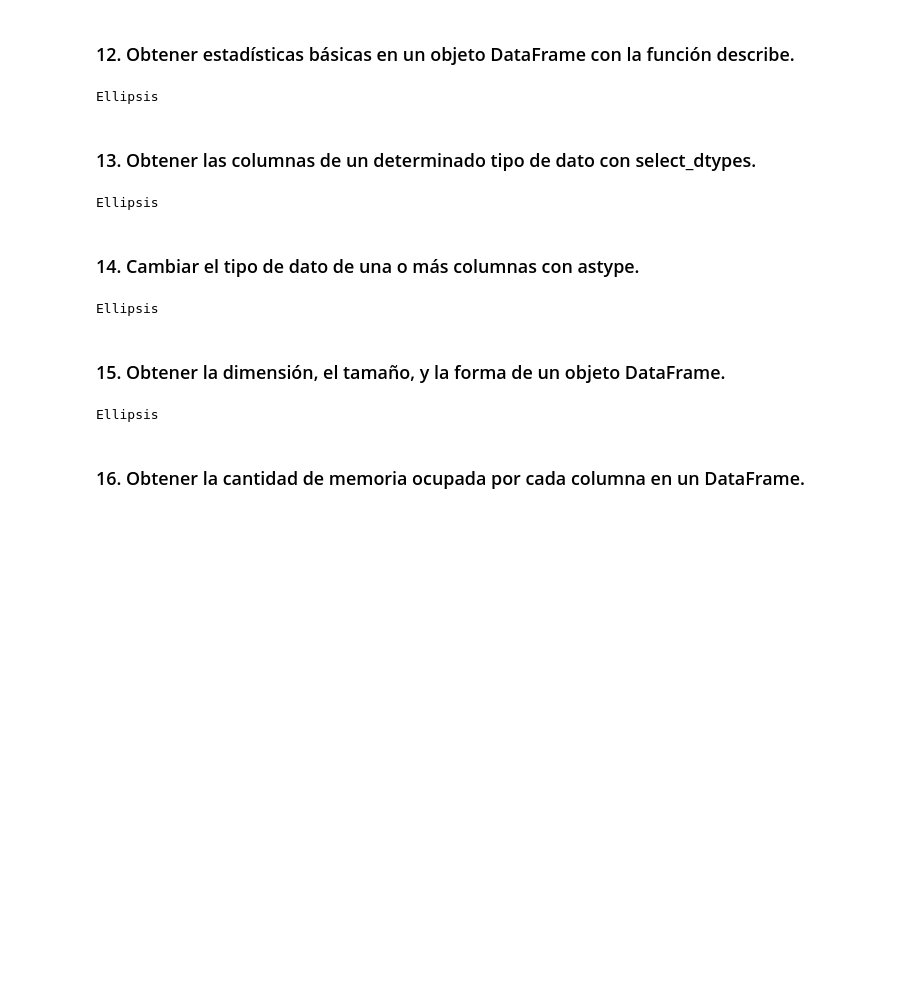
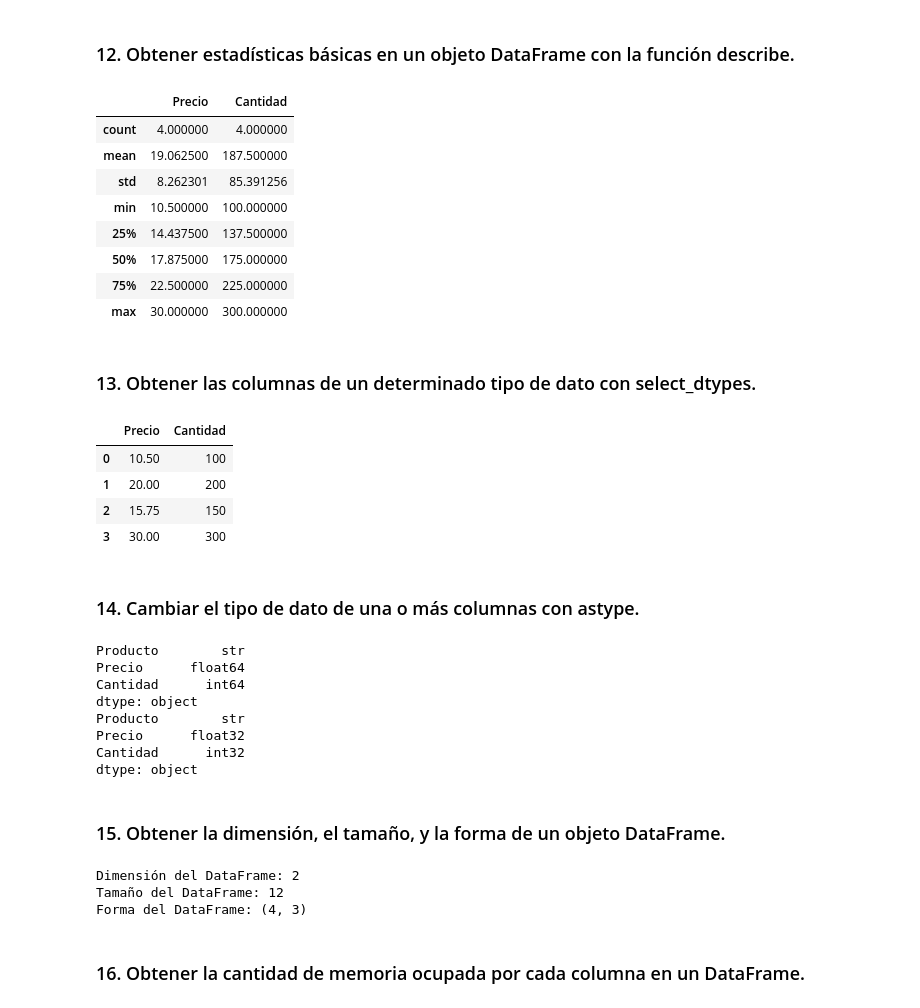
Before and after one commit to Manuel-Avecilla/PIA-MIA, a Jupyter notebook: pandas/Ejercicios_con_Dataframes_Pandas.ipynb, the cells around one changed output. Saved outputs shown, nothing was run; the diff lists cells and outputs as text; code cells hidden in the pictures; blank space fills up the shorter version.

```diff
--- a/pandas/Ejercicios_con_Dataframes.ipynb
+++ b/pandas/Ejercicios_con_Dataframes_Pandas.ipynb
@@ -76,27 +206,77 @@ Ellipsis
 # %% [markdown]
 ### 12. Obtener estadísticas básicas en un objeto DataFrame con la función describe.
 # %%
-...
+df_012 = pd.DataFrame({
+    'Producto': ['A', 'B', 'C', 'D'],
+    'Precio': [10.5, 20.0, 15.75, 30.0],
+    'Cantidad': [100, 200, 150, 300]
+})
+
+df_012.describe()
 # %% [output]
-Ellipsis
+|  | Precio | Cantidad |
+| count | 4.000000 | 4.000000 |
+| mean | 19.062500 | 187.500000 |
+| std | 8.262301 | 85.391256 |
+| min | 10.500000 | 100.000000 |
+| 25% | 14.437500 | 137.500000 |
+| 50% | 17.875000 | 175.000000 |
+| 75% | 22.500000 | 225.000000 |
+| max | 30.000000 | 300.000000 |
 # %% [markdown]
 ### 13. Obtener las columnas de un determinado tipo de dato con select_dtypes.
 # %%
-...
+df_013 = pd.DataFrame({
+    'Producto': ['A', 'B', 'C', 'D'],
+    'Precio': [10.5, 20.0, 15.75, 30.0],
+    'Cantidad': [100, 200, 150, 300]
+})
+
+df_013.select_dtypes(include=['float64', 'int64'])
 # %% [output]
-Ellipsis
+|  | Precio | Cantidad |
+| 0 | 10.50 | 100 |
+| 1 | 20.00 | 200 |
+| 2 | 15.75 | 150 |
+| 3 | 30.00 | 300 |
 # %% [markdown]
 ### 14. Cambiar el tipo de dato de una o más columnas con astype.
 # %%
-...
+df_014 = pd.DataFrame({
+    'Producto': ['A', 'B', 'C', 'D'],
+    'Precio': [10.5, 20.0, 15.75, 30.0],
+    'Cantidad': [100, 200, 150, 300]
+})
+print(df_014.dtypes)
+
+df_014 = df_014.astype({'Precio': 'float32', 'Cantidad': 'int32'})
+
+print(df_014.dtypes)
 # %% [output]
-Ellipsis
+Producto        str
+Precio      float64
+Cantidad      int64
+dtype: object
+Producto        str
+Precio      float32
+Cantidad      int32
+dtype: object
 # %% [markdown]
 ### 15. Obtener la dimensión, el tamaño, y la forma de un objeto DataFrame.
 # %%
-...
+df_015 = pd.DataFrame({
+    'Producto': ['A', 'B', 'C', 'D'],
+    'Precio': [10.5, 20.0, 15.75, 30.0],
+    'Cantidad': [100, 200, 150, 300]
+})
+
+print("Dimensión del DataFrame:", df_015.ndim)
+print("Tamaño del DataFrame:", df_015.size)
+print("Forma del DataFrame:", df_015.shape)
 # %% [output]
-Ellipsis
+Dimensión del DataFrame: 2
+Tamaño del DataFrame: 12
+Forma del DataFrame: (4, 3)
 # %% [markdown]
 ### 16. Obtener la cantidad de memoria ocupada por cada columna en un DataFrame.
 # %%
```
Also changed, not shown: parts of 20 cells of this notebook, 2 other files.
